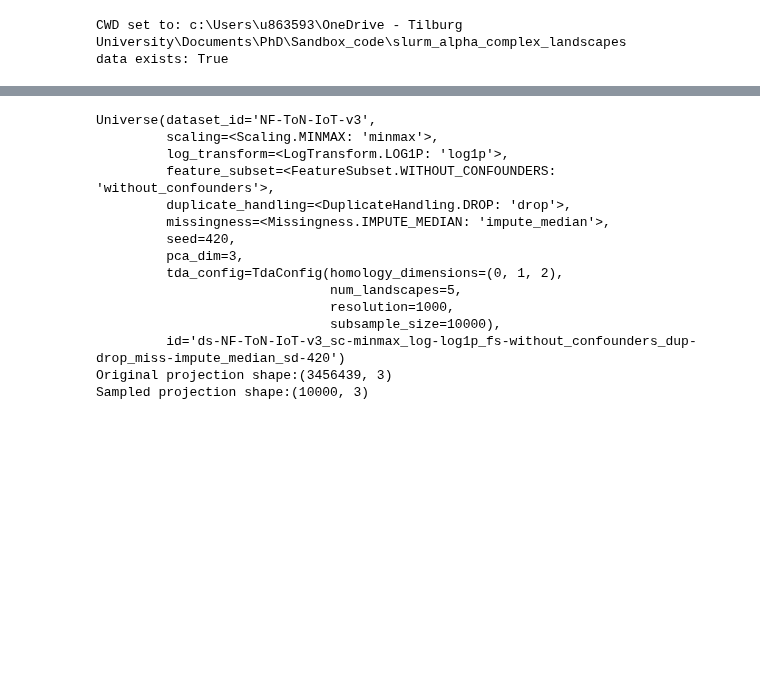
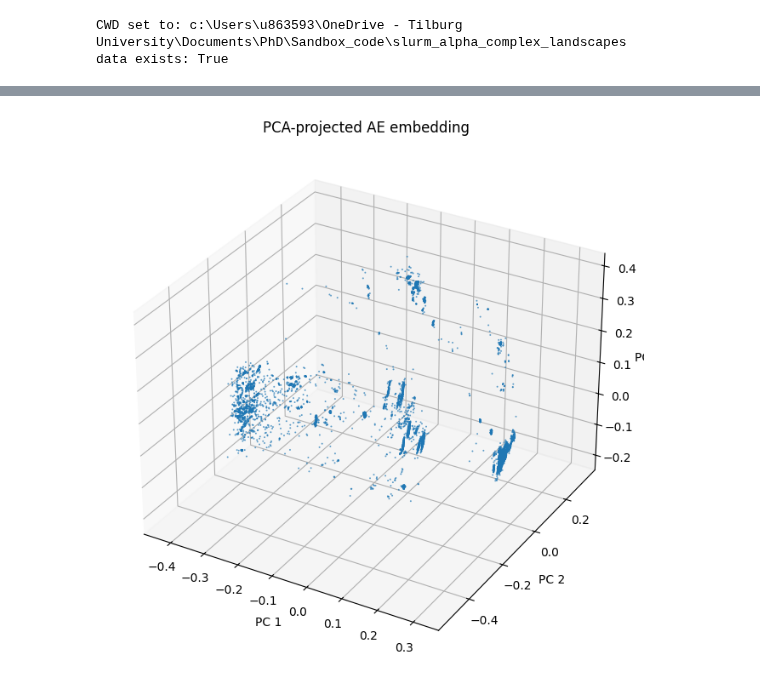
Before and after one commit to mbosten/preprocessing-latent-multiverse, a Jupyter notebook: src/preprolamu/bug_inspection.ipynb, the cells around one changed output, grey strips where cells are left out. Drawn from its saved outputs; the diff is of its cells as text; code cells hidden in the pictures; blank space fills up the shorter version.

```diff
--- a/src/preprolamu/bug_inspection.ipynb
+++ b/src/preprolamu/bug_inspection.ipynb
@@ -28,28 +160,28 @@ data exists: True
 # %%
 
-u = get_universe(94)
-pprint.pprint(u)
 projection = load_projected(u, split="test")
 
 projection_sample = downsample_latent(projection, target_size=10000, seed=u.seed)
 
-print("Original projection shape:%s\nSampled projection shape:%s" % (projection.shape, projection_sample.shape))
+fig = plt.figure(figsize=(10, 8))
+ax = fig.add_subplot(111, projection="3d")
+sc = ax.scatter(
+    projection_sample[:, 0],
+    projection_sample[:, 1],
+    projection_sample[:, 2],
+    s=2.0,
+    alpha=0.7,
+    linewidths=0,
+)
+ax.set_title("PCA-projected AE embedding")
+ax.set_xlabel("PC 1")
+ax.set_ylabel("PC 2")
+ax.set_zlabel("PC 3")
+
+plt.show()
+plt.close(fig)
 # %% [output]
-Universe(dataset_id='NF-ToN-IoT-v3',
-         scaling=<Scaling.MINMAX: 'minmax'>,
-         log_transform=<LogTransform.LOG1P: 'log1p'>,
-         feature_subset=<FeatureSubset.WITHOUT_CONFOUNDERS: 'without_confounders'>,
-         duplicate_handling=<DuplicateHandling.DROP: 'drop'>,
-         missingness=<Missingness.IMPUTE_MEDIAN: 'impute_median'>,
-         seed=420,
-         pca_dim=3,
-         tda_config=TdaConfig(homology_dimensions=(0, 1, 2),
-                              num_landscapes=5,
-                              resolution=1000,
-                              subsample_size=10000),
-         id='ds-NF-ToN-IoT-v3_sc-minmax_log-log1p_fs-without_confounders_dup-drop_miss-impute_median_sd-420')
-Original projection shape:(3456439, 3)
-Sampled projection shape:(10000, 3)
+[figure, added]
 # %%
 per_dim = compute_alpha_complex_persistence(
             data=projection_sample,
```
Also changed, not shown: parts of 10 cells of this notebook, 2 other files.
